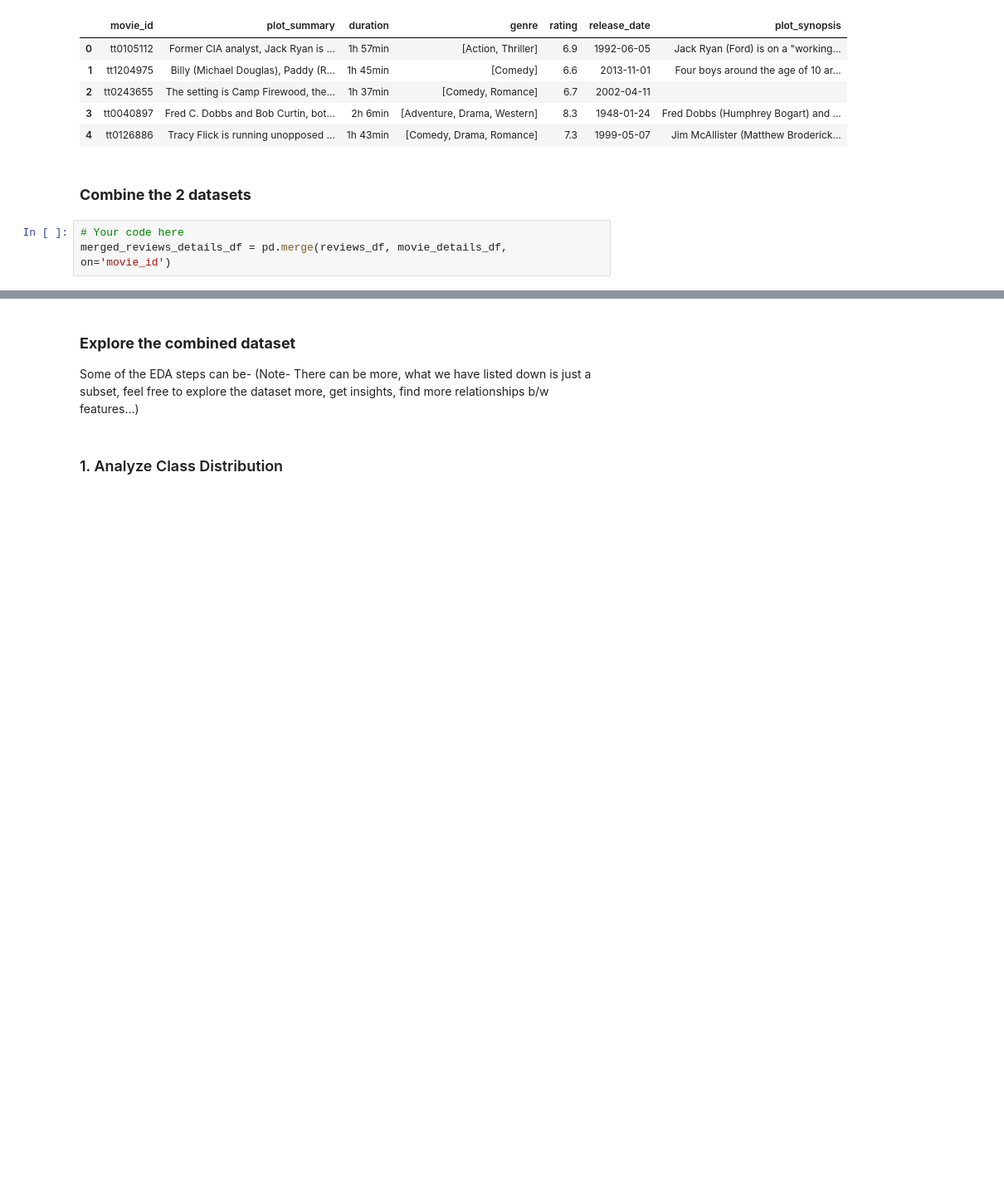
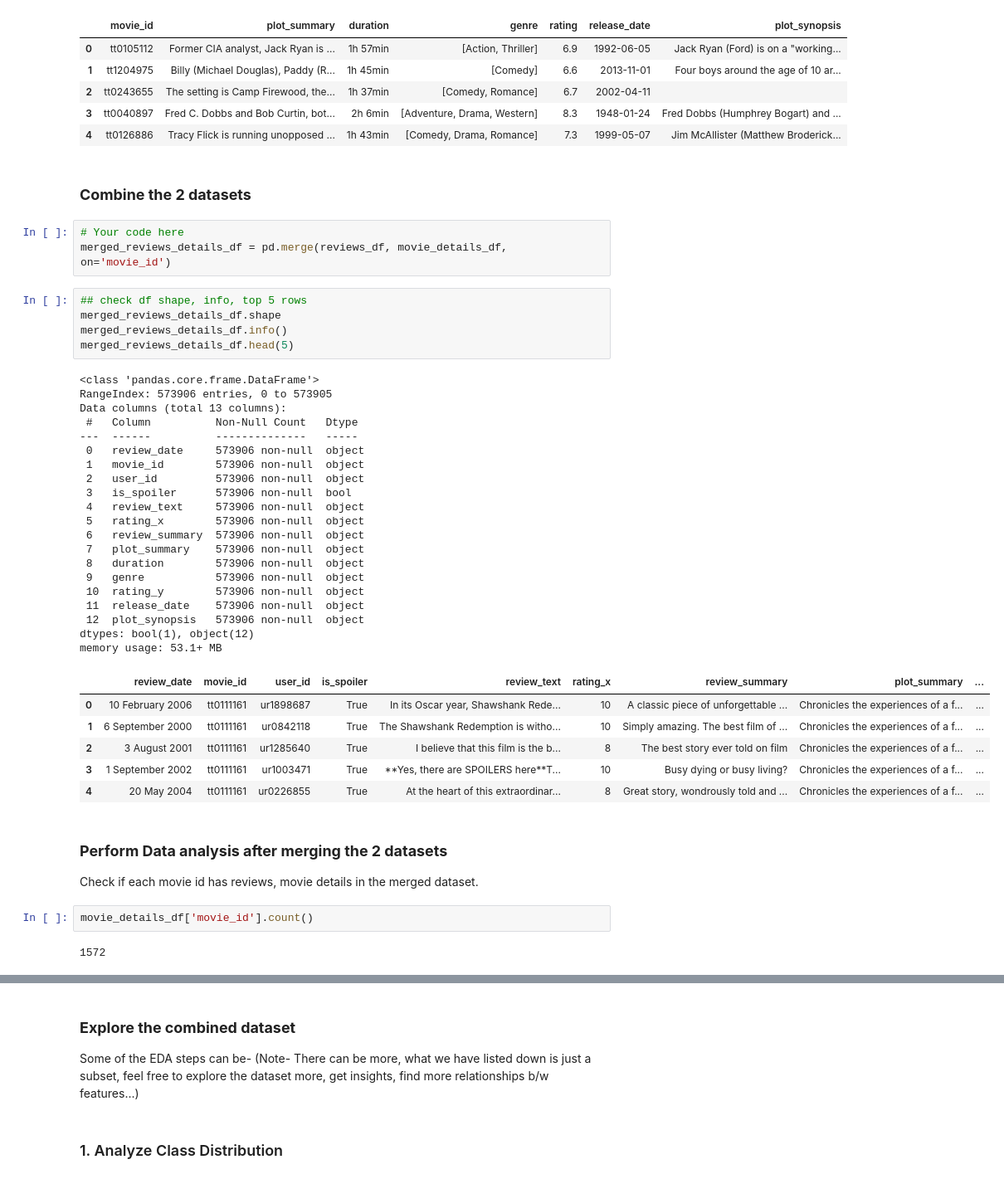
Before and after one commit to umeshrawat/AI_Math_Vedas, a Jupyter notebook: Spoiler_Shield_Solution_Template.ipynb, the cells around one changed output, grey strips where cells are left out. Shown at 83% size. Cells and saved outputs as stored; diff of their text form; blank space fills up the shorter version.

```diff
--- a/Spoiler_Shield_Solution_Template.ipynb
+++ b/Spoiler_Shield_Solution_Template.ipynb
@@ -233,3 +233,43 @@ memory usage: 86.1+ KB
 # %%
 # Your code here
 merged_reviews_details_df = pd.merge(reviews_df, movie_details_df, on='movie_id')
+# %%
+## check df shape, info, top 5 rows
+merged_reviews_details_df.shape
+merged_reviews_details_df.info()
+merged_reviews_details_df.head(5)
+# %% [output]
+<class 'pandas.core.frame.DataFrame'>
+RangeIndex: 573906 entries, 0 to 573905
+Data columns (total 13 columns):
+ #   Column          Non-Null Count   Dtype
+---  ------          --------------   -----
+ 0   review_date     573906 non-null  object
+ 1   movie_id        573906 non-null  object
+ 2   user_id         573906 non-null  object
+ 3   is_spoiler      573906 non-null  bool
+ 4   review_text     573906 non-null  object
+ 5   rating_x        573906 non-null  object
+ 6   review_summary  573906 non-null  object
+ 7   plot_summary    573906 non-null  object
+ 8   duration        573906 non-null  object
+ 9   genre           573906 non-null  object
+ 10  rating_y        573906 non-null  object
+ 11  release_date    573906 non-null  object
+ 12  plot_synopsis   573906 non-null  object
+dtypes: bool(1), object(12)
+memory usage: 53.1+ MB
+|  | review_date | movie_id | user_id | is_spoiler | review_text | rating_x | review_summary | plot_summary | ... |
+| 0 | 10 February 2006 | tt0111161 | ur1898687 | True | In its Oscar year, Shawshank Rede... | 10 | A classic piece of unforgettable ... | Chronicles the experiences of a f... | ... |
+| 1 | 6 September 2000 | tt0111161 | ur0842118 | True | The Shawshank Redemption is witho... | 10 | Simply amazing. The best film of ... | Chronicles the experiences of a f... | ... |
+| 2 | 3 August 2001 | tt0111161 | ur1285640 | True | I believe that this film is the b... | 8 | The best story ever told on film | Chronicles the experiences of a f... | ... |
+| 3 | 1 September 2002 | tt0111161 | ur1003471 | True | **Yes, there are SPOILERS here**T... | 10 | Busy dying or busy living? | Chronicles the experiences of a f... | ... |
+| 4 | 20 May 2004 | tt0111161 | ur0226855 | True | At the heart of this extraordinar... | 8 | Great story, wondrously told and ... | Chronicles the experiences of a f... | ... |
+# %% [markdown]
+### **Perform Data analysis after merging the 2 datasets**
+
+Check if each movie id has reviews, movie details in the merged dataset.
+# %%
+movie_details_df['movie_id'].count()
+# %% [output]
+1572
```
Also changed, not shown: parts of 19 cells of this notebook.
